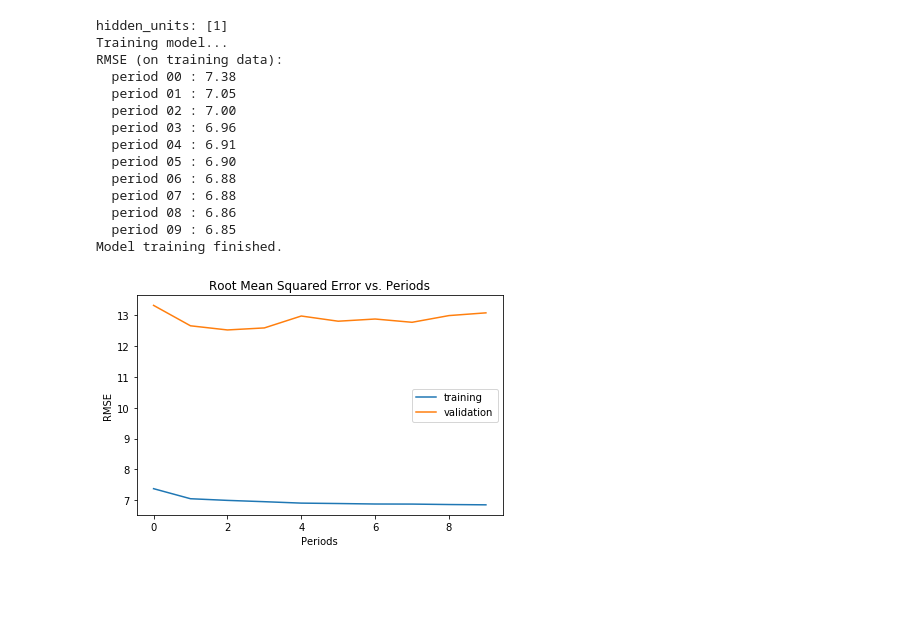
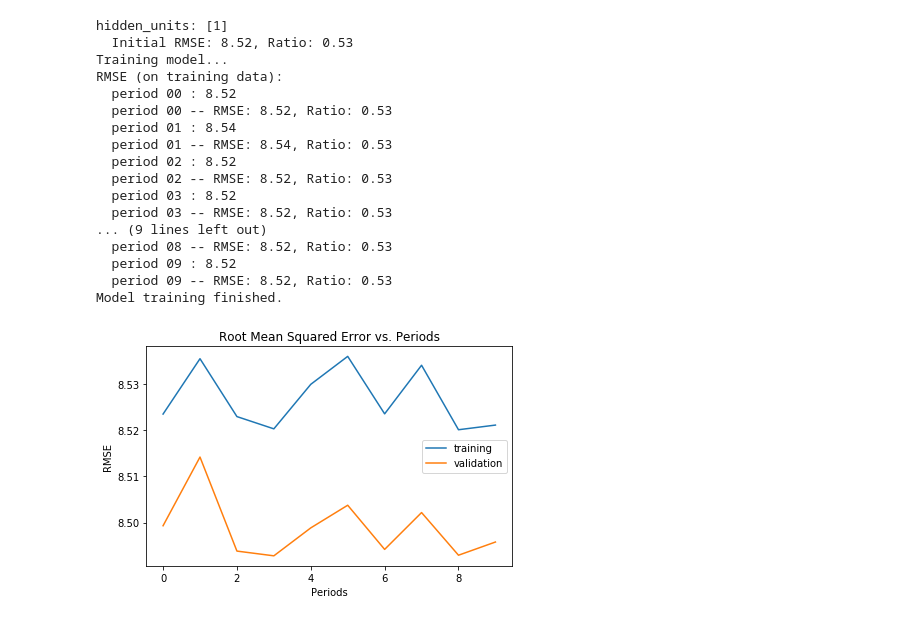
Before and after one commit to viebel/aaa-ml, a Jupyter notebook: notebooks/equipment-success.ipynb, the cells around one changed output. Saved outputs shown, nothing was run; the diff lists cells and outputs as text; code cells hidden in the pictures; blank space fills up the shorter version.

Commit message:
initial cleanup

```diff
--- a/notebooks/equipment-success.ipynb
+++ b/notebooks/equipment-success.ipynb
@@ -123,5 +133,5 @@ equipment_success.describe()
 # %%
-for feature in ['months_since_equipped', 'average_loss', 'eq_average_loss', 'high_loss', 'low_loss', 'age_in_months_at_equipped_start','eq_gain_ratio', 'gender']:
+for feature in ['freq_500_gain_ratio', 'freq_1000_gain_ratio', 'freq_2000_gain_ratio', 'freq_4000_gain_ratio', 'decades_old']:
     display.display(equipment_success.hist(feature))
 # %% [output]
 array([[<matplotlib.axes._subplots.AxesSubplot object at 0x...>]],
@@ -246,5 +252,9 @@ equipment_success = equipment_success.sample(frac=1)
 # %%
-total_samples = math.floor(equipment_success.count()['ears'] /3  )
+equipment_success = equipment_success.sample(frac=1)
+
+total_samples = math.floor(equipment_success.count()['decades_old'] /3  )
+
+
 examples = preprocess_features(equipment_success)
 targets = preprocess_targets(equipment_success)
 
@@ -474,6 +464,13 @@ def train_model(
 
   # Train the model, but do so inside a loop so that we can periodically assess
   # loss metrics.
+
+  label_sq_error=(training_targets[label] - training_targets[label].mean())**2
+  initial_rmse=math.sqrt(label_sq_error.mean())
+  initial_predict_ratio = model_good_prediction_ratio(targets, training_targets[label].mean(), 5)
+  print("  Initial RMSE: %0.2f, Ratio: %0.2f" % ( initial_rmse, initial_predict_ratio))
+
+
   print("Training model...")
   print("RMSE (on training data):")
   training_rmse = []
@@ -502,6 +499,10 @@ def train_model(
     # Add the loss metrics from this period to our list.
     training_rmse.append(training_root_mean_squared_error)
     validation_rmse.append(validation_root_mean_squared_error)
+
+    training_good_prediction_ratio = model_good_prediction_ratio(training_targets[label], training_predictions, 5)
+    print("  period %02d -- RMSE: %0.2f, Ratio: %0.2f" % (period, training_root_mean_squared_error, training_good_prediction_ratio))
+
   print("Model training finished.")
 
   # Output a graph of loss metrics over periods.
@@ -593,30 +567,33 @@ array([25.944702, 25.464659, 27.100822, ..., 20.618061, 23.407784,
 # %%
 regressor, predictions, targets = train_model(
     model_type='neural_net',
     hidden_units=[1],
     my_optimizer = tf.train.FtrlOptimizer(learning_rate=5),
     steps=1000,
     batch_size=20,
-    label='eq_average_loss',
+    label='eq_freq_2000',
     training_examples=training_examples,
     training_targets=training_targets,
     validation_examples=validation_examples,
     validation_targets=validation_targets)
 # %% [output]
 hidden_units: [1]
+  Initial RMSE: 8.52, Ratio: 0.53
 Training model...
 RMSE (on training data):
-  period 00 : 7.38
-  period 01 : 7.05
-  period 02 : 7.00
-  period 03 : 6.96
-  period 04 : 6.91
-  period 05 : 6.90
-  period 06 : 6.88
-  period 07 : 6.88
-  period 08 : 6.86
-  period 09 : 6.85
+  period 00 : 8.52
+  period 00 -- RMSE: 8.52, Ratio: 0.53
+  period 01 : 8.54
+  period 01 -- RMSE: 8.54, Ratio: 0.53
+  period 02 : 8.52
+  period 02 -- RMSE: 8.52, Ratio: 0.53
+  period 03 : 8.52
+  period 03 -- RMSE: 8.52, Ratio: 0.53
+... (9 lines left out)
+  period 08 -- RMSE: 8.52, Ratio: 0.53
+  period 09 : 8.52
+  period 09 -- RMSE: 8.52, Ratio: 0.53
 Model training finished.
-[figure, old version]
+[figure, new version]
 # %%
 [model_good_prediction_ratio(targets, predictions, 5), model_good_prediction_ratio(targets, training_targets.describe()['eq_average_loss']['mean'], 5)]
```
Also changed, not shown: parts of 59 cells of this notebook.
